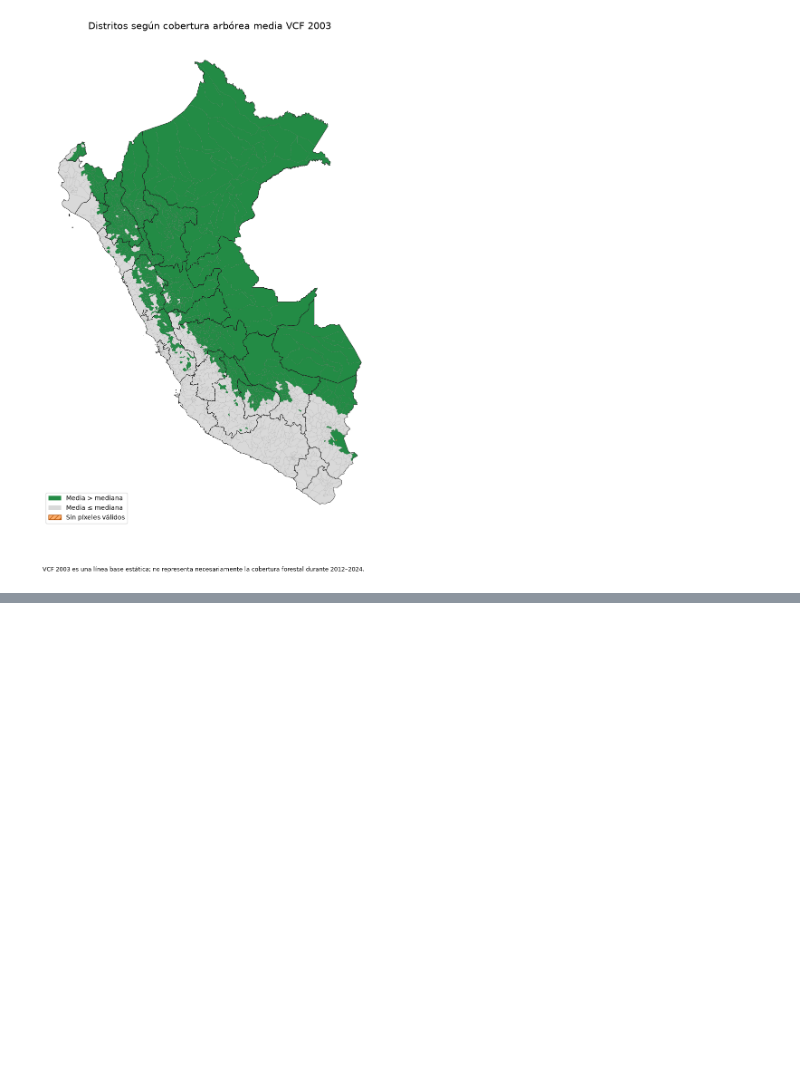
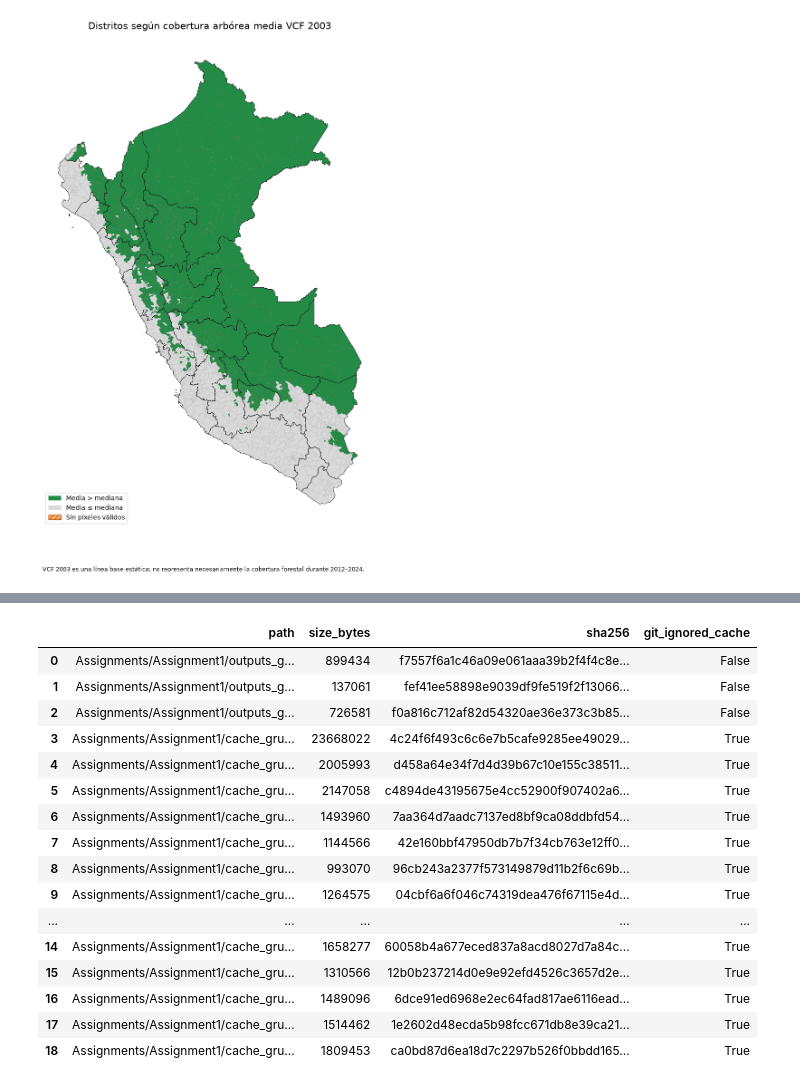
Before and after one commit to anzonyquispe/GeoAgent, a Jupyter notebook: Assignments/Assignment1/Assignment1_Tarea1-5_grupo3.ipynb, the cells around one changed output, grey strips where cells are left out. Saved outputs shown, nothing was run; the diff lists cells and outputs as text; code cells hidden in the pictures; blank space fills up the shorter version.

```diff
--- a/Assignments/Assignment1/Assignment1_Tarea1-5_grupo3.ipynb
+++ b/Assignments/Assignment1/Assignment1_Tarea1-5_grupo3.ipynb
@@ -2071,0 +2491,96 @@ Resumen reproducible: Assignments\Assignment1\cache_grupo3\manifests\phase2_summ
+# %%
+phase2_memory_monitor.stop()
+phase3_memory = {
+    "initial_rss_mb": round(phase2_memory_monitor.initial_mb, 3),
+    "approx_peak_rss_mb": round(phase2_memory_monitor.peak_mb, 3),
+    "final_rss_mb": round(phase2_memory_monitor.final_mb, 3),
+    "sampling_interval_seconds": (
+        phase2_memory_monitor.interval_seconds
+    ),
+}
+
+tracked_artifact_paths = [tarea1_output, tarea2_output, task5_output]
+cache_artifact_paths = [
+    VCF_ANALYSIS_PATH,
+    DISTRICT_STATS_PATH,
+    PHASE2_PILOT_PATH,
+    *[task4_parquet_paths[year] for year in VIIRS_YEARS],
+]
+artifact_inventory = pd.DataFrame(
+    [
+        {
+            "path": path.relative_to(REPO_ROOT).as_posix(),
+            "size_bytes": int(path.stat().st_size),
+            "sha256": sha256_file(path),
+            "git_ignored_cache": path.is_relative_to(CACHE_DIR),
+        }
+        for path in tracked_artifact_paths + cache_artifact_paths
+    ]
+)
+phase3_elapsed_seconds = round(
+    time.perf_counter() - NOTEBOOK_START, 3
+)
+phase3_summary = {
+    "completed_at_utc": datetime.now(timezone.utc).isoformat(),
+    "versions": versions,
+    "viirs_annual_summary": [
+        annual_viirs_qc[year] for year in VIIRS_YEARS
+    ],
+    "task3": task3_summary,
+    "task4_annual_conservation": annual_conservation.to_dict(
+        orient="records"
+    ),
+    "task4_global_checks": task4_global_checks,
+    "task4_total_final_2012_2024": int(len(combined_task4)),
+    "task5_checks": task5_checks,
+    "task5_high_total_2013_2024": int(len(task5_high)),
+    "task5_high_by_year": high_totals_by_year.to_dict(
+        orient="records"
+    ),
+    "task5_high_by_department": high_totals_by_department.to_dict(
+        orient="records"
+    ),
+    "task5_department_year": task5_complete.to_dict(
+        orient="records"
+    ),
+    "task5_output": task5_output_qc,
+    "phase3_checks": phase3_checks,
+    "memory": phase3_memory,
+    "notebook_elapsed_seconds": phase3_elapsed_seconds,
+    "task1_output_preserved": task1_qc["output_sha256"],
+    "task2_output_preserved": task2_qc["output_sha256"],
+    "artifacts": artifact_inventory.to_dict(orient="records"),
+}
+PHASE3_SUMMARY = MANIFEST_DIR / "phase3_summary.json"
+PHASE3_SUMMARY.write_text(
+    json.dumps(
+        phase3_summary,
+        ensure_ascii=False,
+        indent=2,
+        default=str,
+    ),
+    encoding="utf-8",
+)
+
+display(artifact_inventory)
+display(pd.Series(phase3_memory, name="valor"))
+print("Tiempo total del notebook (s):", phase3_elapsed_seconds)
+print("Resumen reproducible:", PHASE3_SUMMARY.relative_to(REPO_ROOT))
+# %% [output]
+|  | path | size_bytes | sha256 | git_ignored_cache |
+| 0 | Assignments/Assignment1/outputs_g... | 899434 | f7557f6a1c46a09e061aaa39b2f4f4c8e... | False |
+| 1 | Assignments/Assignment1/outputs_g... | 137061 | fef41ee58898e9039df9fe519f2f13066... | False |
+| 2 | Assignments/Assignment1/outputs_g... | 726581 | f0a816c712af82d54320ae36e373c3b85... | False |
+| 3 | Assignments/Assignment1/cache_gru... | 23668022 | 4c24f6f493c6c6e7b5cafe9285ee49029... | True |
+| 4 | Assignments/Assignment1/cache_gru... | 2005993 | d458a64e34f7d4d39b67c10e155c38511... | True |
+| 5 | Assignments/Assignment1/cache_gru... | 2147058 | c4894de43195675e4cc52900f907402a6... | True |
+| 6 | Assignments/Assignment1/cache_gru... | 1493960 | 7aa364d7aadc7137ed8bf9ca08ddbfd54... | True |
+| 7 | Assignments/Assignment1/cache_gru... | 1144566 | 42e160bbf47950db7b7f34cb763e12ff0... | True |
+| 8 | Assignments/Assignment1/cache_gru... | 993070 | 96cb243a2377f573149879d11b2f6c69b... | True |
+| 9 | Assignments/Assignment1/cache_gru... | 1264575 | 04cbf6a6f046c74319dea476f67115e4d... | True |
+| ... | ... | ... | ... | ... |
+| 14 | Assignments/Assignment1/cache_gru... | 1658277 | 60058b4a677eced837a8acd8027d7a84c... | True |
+| 15 | Assignments/Assignment1/cache_gru... | 1310566 | 12b0b237214d0e9e92efd4526c3657d2e... | True |
+| 16 | Assignments/Assignment1/cache_gru... | 1489096 | 6dce91ed6968e2ec64fad817ae6116ead... | True |
+| 17 | Assignments/Assignment1/cache_gru... | 1514462 | 1e2602d48ecda5b98fcc671db8e39ca21... | True |
+| 18 | Assignments/Assignment1/cache_gru... | 1809453 | ca0bd87d6ea18d7c2297b526f0bbdd165... | True |
```
Also changed, not shown: parts of 42 cells of this notebook, 1 other file.
